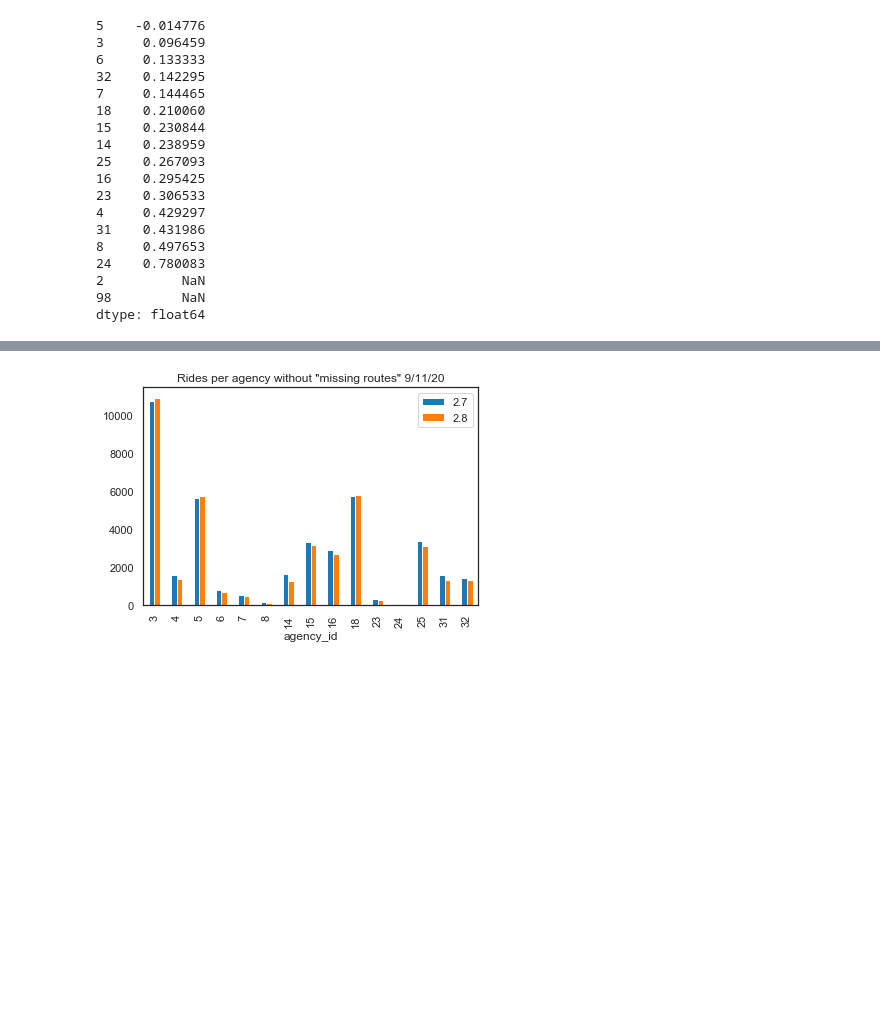
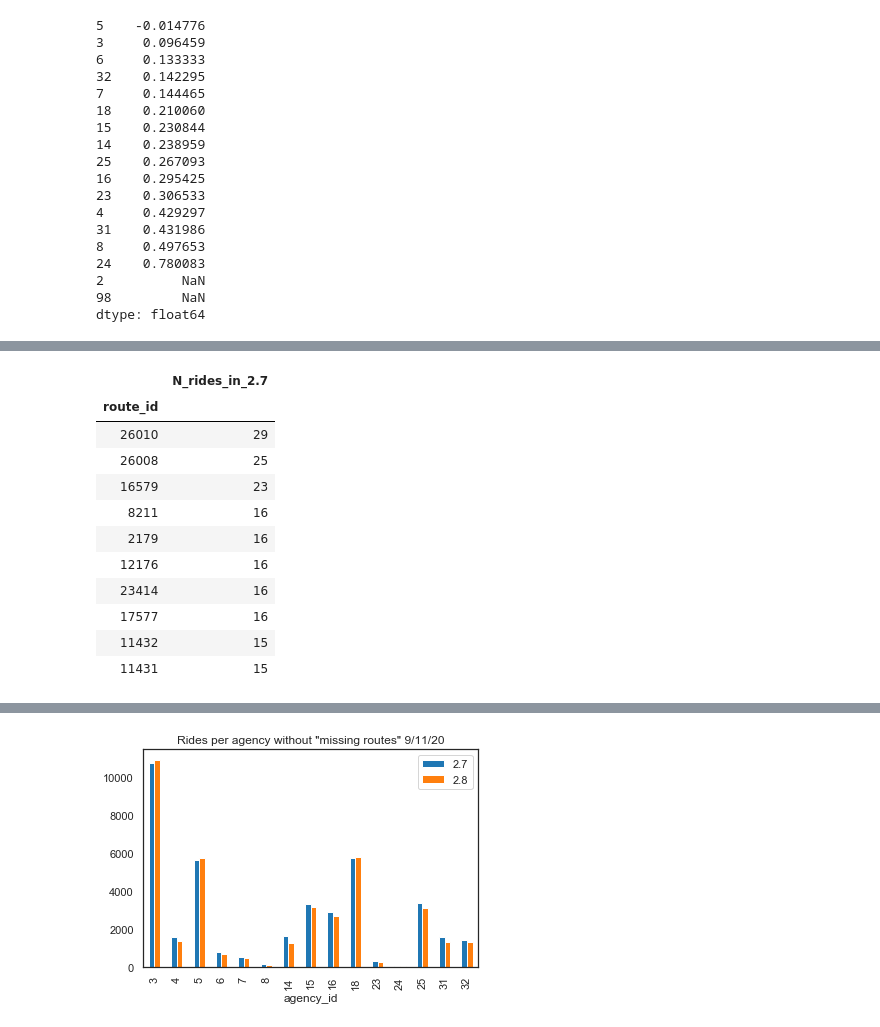
Before and after one commit to hasadna/open-bus, a Jupyter notebook: notebooks/siri_snapshot_evaluation_v2.ipynb, the cells around one changed output, grey strips where cells are left out. Saved outputs shown, nothing was run; the diff lists cells and outputs as text; code cells hidden in the pictures; blank space fills up the shorter version.

```diff
--- a/notebooks/siri_snapshot_evaluation_v2.ipynb
+++ b/notebooks/siri_snapshot_evaluation_v2.ipynb
@@ -423,0 +471,17 @@ len(set(df_28_final_rides[df_28_final_rides.points_cnt > 10].line_ref.values))
+# %%
+# missing routes with most rides in 2.7:
+df_27_final_rides[df_27_final_rides.route_id.isin(missing_routes_no28_yes27)]\
+    .groupby('route_id').size().sort_values(ascending=False).head(10).to_frame().rename(columns={0: 'N_rides_in_2.7'})
+# %% [output]
+|  | N_rides_in_2.7 |
+| route_id |  |
+| 26010 | 29 |
+| 26008 | 25 |
+| 16579 | 23 |
+| 8211 | 16 |
+| 2179 | 16 |
+| 12176 | 16 |
+| 23414 | 16 |
+| 17577 | 16 |
+| 11432 | 15 |
+| 11431 | 15 |
```
Also changed, not shown: parts of 12 cells of this notebook.
